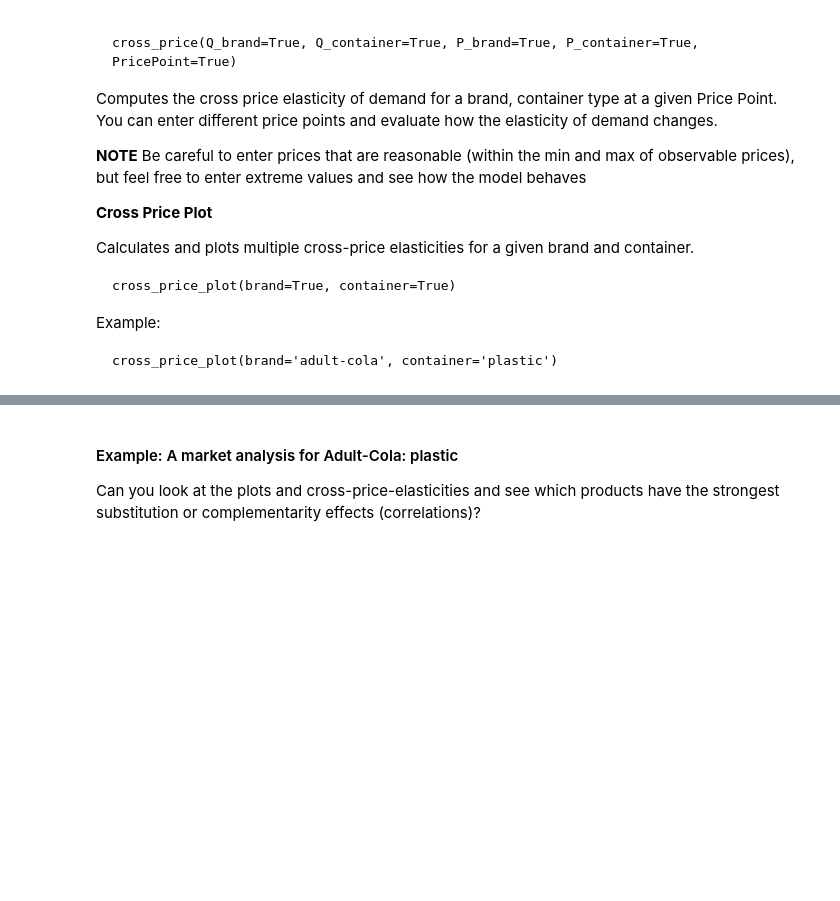
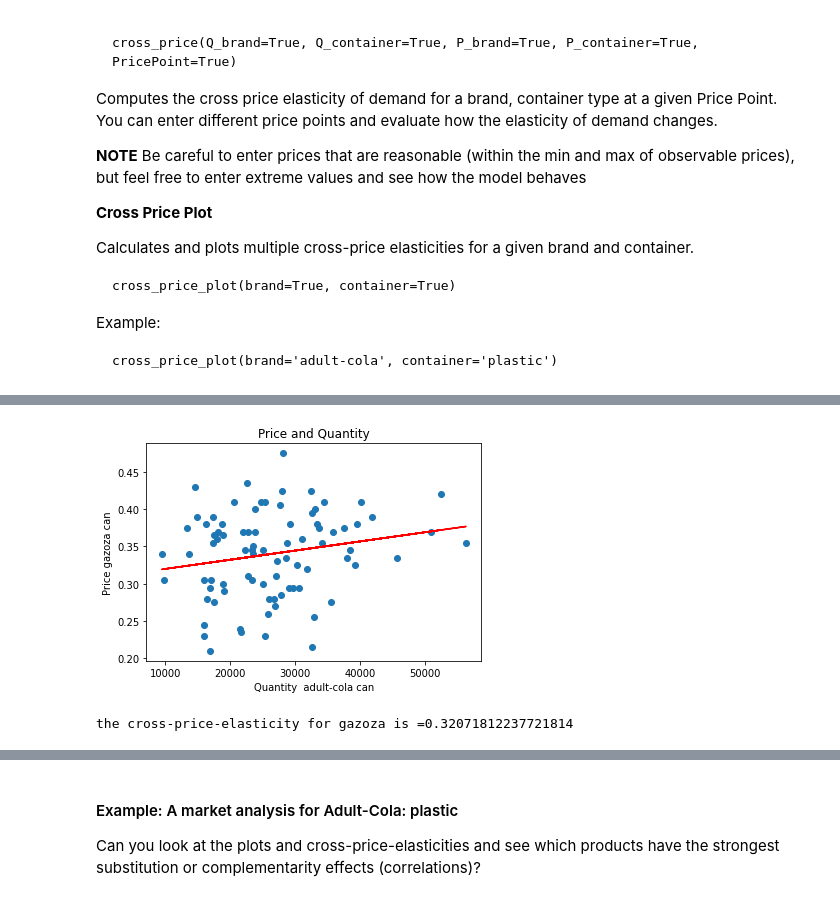
Before and after one commit to mknomics/teaching_intro_price_optimization, a Jupyter notebook: Elasticity_Intro.ipynb, the cells around one changed output, grey strips where cells are left out. Drawn from its saved outputs; the diff is of its cells as text; code cells hidden in the pictures; blank space fills up the shorter version.

```diff
--- a/Elasticity_Intro.ipynb
+++ b/Elasticity_Intro.ipynb
@@ -396,0 +426,5 @@ cross_price_plot(brand='adult-cola', container='plastic')
+# %%
+cross_price(Q_brand='adult-cola', Q_container='can', P_brand='gazoza', P_container='can', PricePoint=.)
+# %% [output]
+[figure, added]
+the cross-price-elasticity for gazoza is =0.32071812237721814
```
Also changed, not shown: parts of 13 cells of this notebook.
